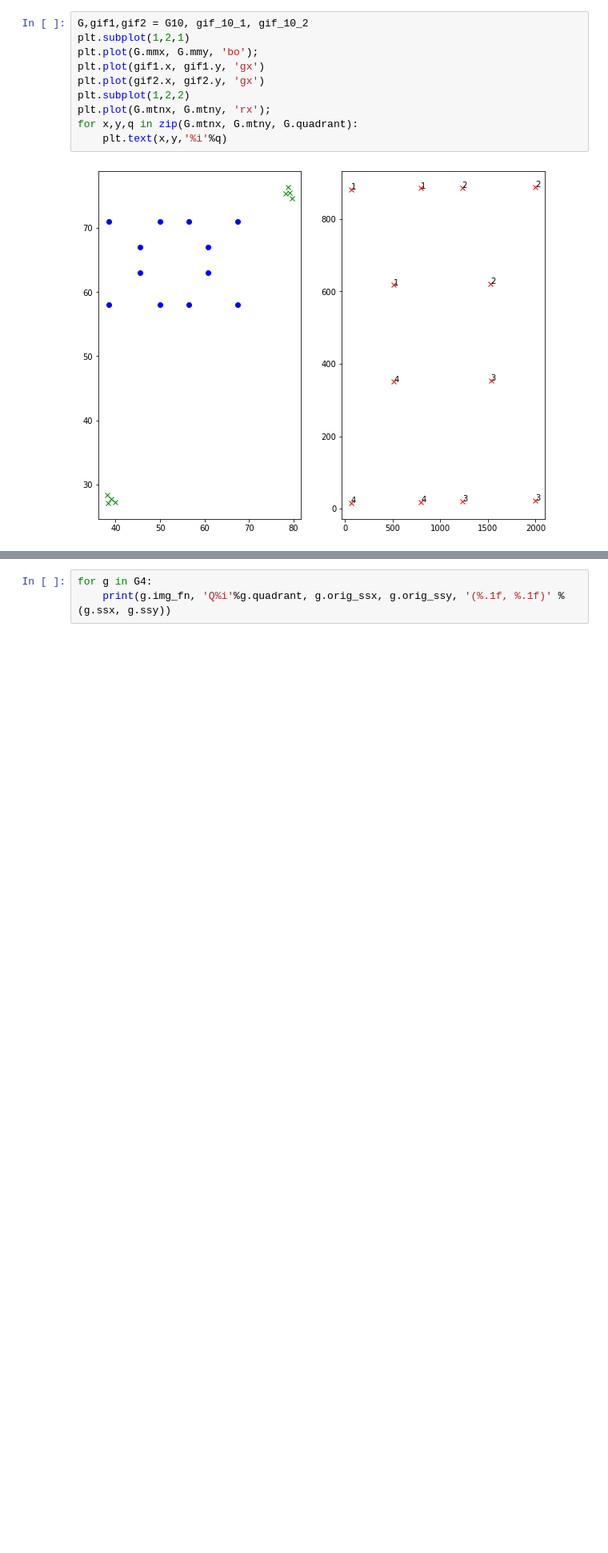
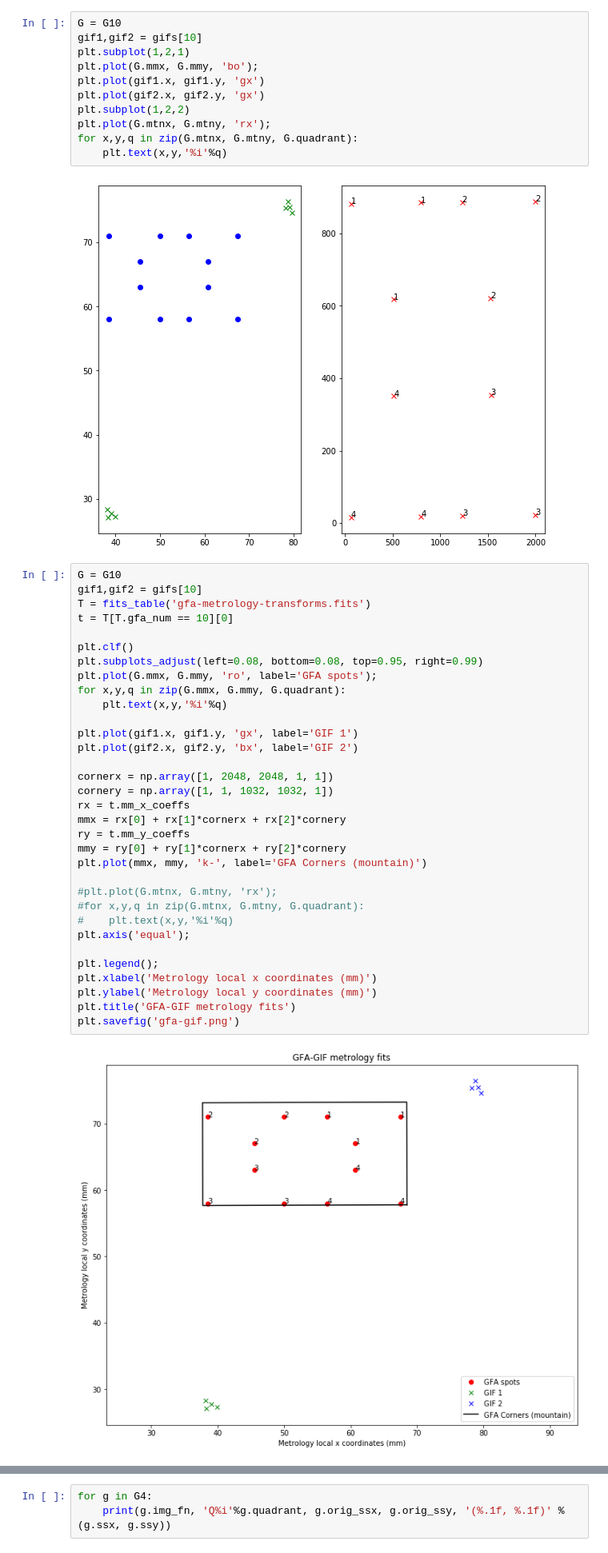
Before and after one commit to dstndstn/desi-commish, a Jupyter notebook: gfa-metrology.ipynb, the cells around one changed output, grey strips where cells are left out. Shown at 80% size. Saved outputs shown, nothing was run; the diff lists cells and outputs as text; blank space fills up the shorter version.

```diff
--- a/gfa-metrology.ipynb
+++ b/gfa-metrology.ipynb
@@ -502,7 +502,8 @@ GG.writeto('gfa-metrology-measurements.fits')
 
 T.writeto('gfa-metrology-transforms.fits')
 # %%
-G,gif1,gif2 = G10, gif_10_1, gif_10_2
+G = G10
+gif1,gif2 = gifs[10]
 plt.subplot(1,2,1)
 plt.plot(G.mmx, G.mmy, 'bo');
 plt.plot(gif1.x, gif1.y, 'gx')
@@ -513,3 +514,38 @@ for x,y,q in zip(G.mtnx, G.mtny, G.quadrant):
     plt.text(x,y,'%i'%q)
 # %% [output]
 [figure]
+# %%
+G = G10
+gif1,gif2 = gifs[10]
+T = fits_table('gfa-metrology-transforms.fits')
+t = T[T.gfa_num == 10][0]
+
+plt.clf()
+plt.subplots_adjust(left=0.08, bottom=0.08, top=0.95, right=0.99)
+plt.plot(G.mmx, G.mmy, 'ro', label='GFA spots');
+for x,y,q in zip(G.mmx, G.mmy, G.quadrant):
+    plt.text(x,y,'%i'%q)
+
+plt.plot(gif1.x, gif1.y, 'gx', label='GIF 1')
+plt.plot(gif2.x, gif2.y, 'bx', label='GIF 2')
+
+cornerx = np.array([1, 2048, 2048, 1, 1])
+cornery = np.array([1, 1, 1032, 1032, 1])
+rx = t.mm_x_coeffs
+mmx = rx[0] + rx[1]*cornerx + rx[2]*cornery
+ry = t.mm_y_coeffs
+mmy = ry[0] + ry[1]*cornerx + ry[2]*cornery
+plt.plot(mmx, mmy, 'k-', label='GFA Corners (mountain)')
+
+#plt.plot(G.mtnx, G.mtny, 'rx');
+#for x,y,q in zip(G.mtnx, G.mtny, G.quadrant):
+#    plt.text(x,y,'%i'%q)
+plt.axis('equal');
+
+plt.legend();
+plt.xlabel('Metrology local x coordinates (mm)')
+plt.ylabel('Metrology local y coordinates (mm)')
+plt.title('GFA-GIF metrology fits')
+plt.savefig('gfa-gif.png')
+# %% [output]
+[figure, added]
```
Also changed, not shown: parts of 1 cell of this notebook, 2 other files.
